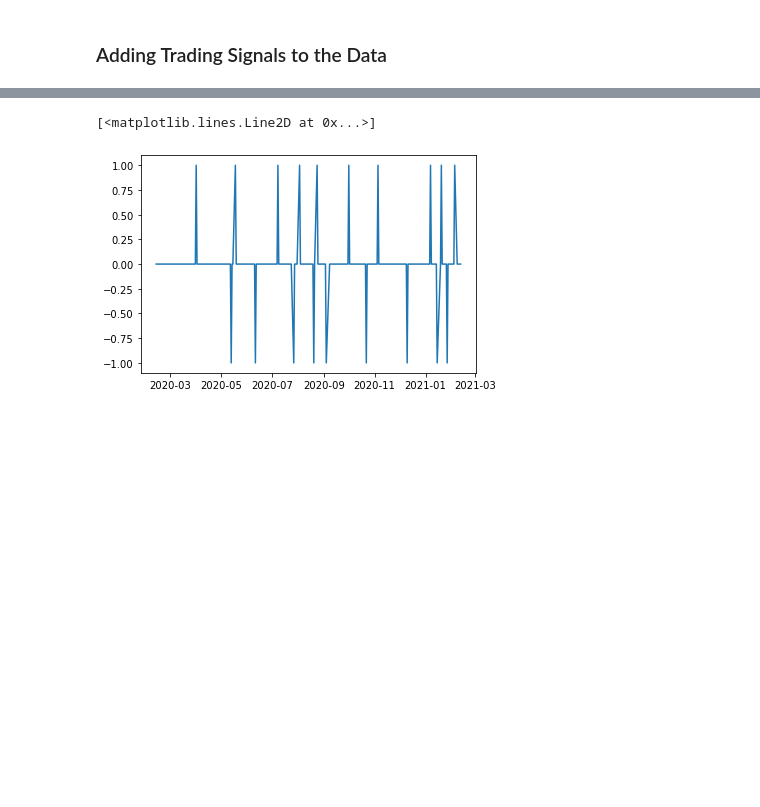
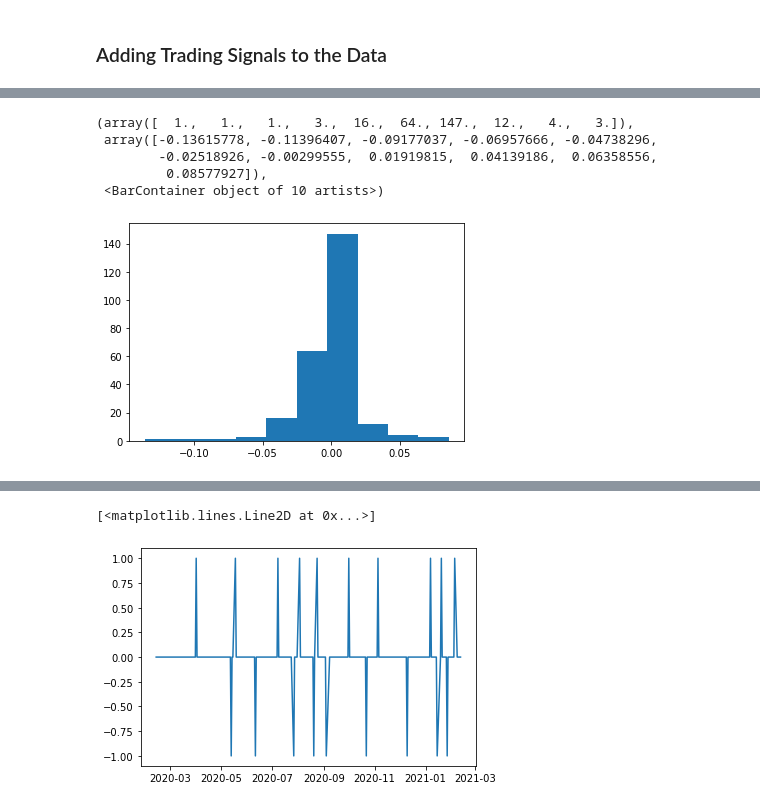
Before and after one commit to evelynyou/capstone_indicators, a Jupyter notebook: playground_EY.ipynb, the cells around one changed output, grey strips where cells are left out. Drawn from its saved outputs; the diff is of its cells as text; code cells hidden in the pictures; blank space fills up the shorter version.

```diff
--- a/playground_EY.ipynb
+++ b/playground_EY.ipynb
@@ -109,3 +109,12 @@ df.describe()
 | 50% | 3338.939941 | 3357.919922 | 3318.139893 | 3333.689941 | 4.807320e+09 | 0.0 | 0.0 | 8.675171 | 0.002370 | 36.770020 | ... |
 | 75% | 3562.669922 | 3581.229980 | 3543.840088 | 3557.540039 | 5.641920e+09 | 0.0 | 0.0 | 33.099976 | 0.010370 | 75.042358 | ... |
 | max | 3920.780029 | 3937.229980 | 3905.780029 | 3934.830078 | 9.878040e+09 | 0.0 | 0.0 | 230.380127 | 0.085779 | 389.250000 | ... |
+# %%
+plt.hist(df["Return%"])
+# %% [output]
+(array([  1.,   1.,   1.,   3.,  16.,  64., 147.,  12.,   4.,   3.]),
+ array([-0.13615778, -0.11396407, -0.09177037, -0.06957666, -0.04738296,
+        -0.02518926, -0.00299555,  0.01919815,  0.04139186,  0.06358556,
+         0.08577927]),
+ <BarContainer object of 10 artists>)
+[figure, added]
```
Also changed, not shown: parts of 4 cells of this notebook.
